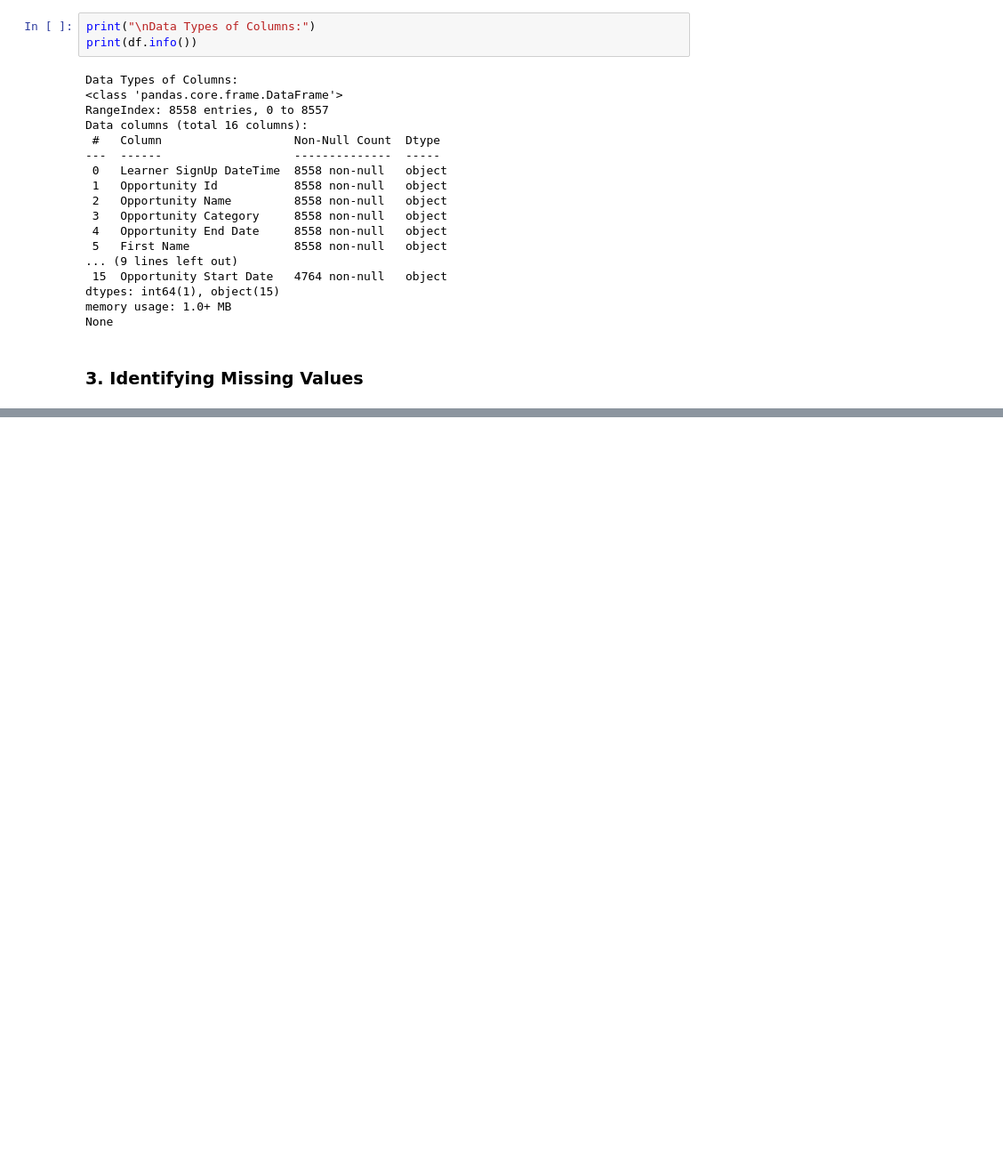
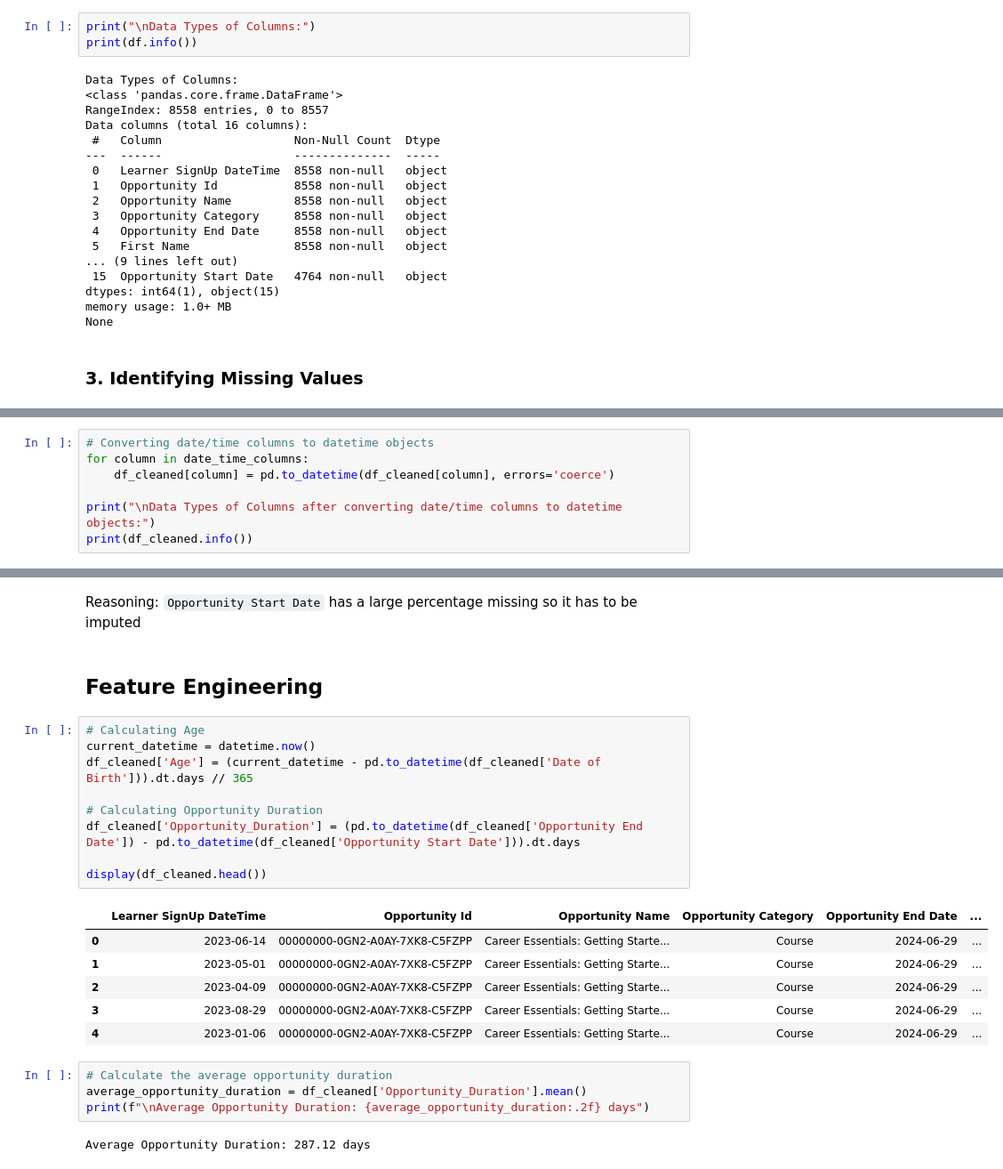
Before and after one commit to MoKhalifa254/excelerate_wk1, a Jupyter notebook: SLUOpportunityWiseData.ipynb, the cells around one changed output, grey strips where cells are left out. Shown at 89% size. Cells and saved outputs as stored; diff of their text form; blank space fills up the shorter version.

```diff
--- a/SLUOpportunityWiseData.ipynb
+++ b/SLUOpportunityWiseData.ipynb
@@ -121,0 +190,7 @@ Name: count, dtype: int64
+# %%
+# Converting date/time columns to datetime objects
+for column in date_time_columns:
+    df_cleaned[column] = pd.to_datetime(df_cleaned[column], errors='coerce')
+
+print("\nData Types of Columns after converting date/time columns to datetime objects:")
+print(df_cleaned.info())
@@ -121,0 +266,26 @@ Name: count, dtype: int64
+# %% [markdown]
+Reasoning: `Opportunity Start Date` has a large percentage missing so it has to be imputed
+# %% [markdown]
+## Feature Engineering
+# %%
+# Calculating Age
+current_datetime = datetime.now()
+df_cleaned['Age'] = (current_datetime - pd.to_datetime(df_cleaned['Date of Birth'])).dt.days // 365
+
+# Calculating Opportunity Duration
+df_cleaned['Opportunity_Duration'] = (pd.to_datetime(df_cleaned['Opportunity End Date']) - pd.to_datetime(df_cleaned['Opportunity Start Date'])).dt.days
+
+display(df_cleaned.head())
+# %% [output]
+|  | Learner SignUp DateTime | Opportunity Id | Opportunity Name | Opportunity Category | Opportunity End Date | ... |
+| 0 | 2023-06-14 | 00000000-0GN2-A0AY-7XK8-C5FZPP | Career Essentials: Getting Starte... | Course | 2024-06-29 | ... |
+| 1 | 2023-05-01 | 00000000-0GN2-A0AY-7XK8-C5FZPP | Career Essentials: Getting Starte... | Course | 2024-06-29 | ... |
+| 2 | 2023-04-09 | 00000000-0GN2-A0AY-7XK8-C5FZPP | Career Essentials: Getting Starte... | Course | 2024-06-29 | ... |
+| 3 | 2023-08-29 | 00000000-0GN2-A0AY-7XK8-C5FZPP | Career Essentials: Getting Starte... | Course | 2024-06-29 | ... |
+| 4 | 2023-01-06 | 00000000-0GN2-A0AY-7XK8-C5FZPP | Career Essentials: Getting Starte... | Course | 2024-06-29 | ... |
+# %%
+# Calculate the average opportunity duration
+average_opportunity_duration = df_cleaned['Opportunity_Duration'].mean()
+print(f"\nAverage Opportunity Duration: {average_opportunity_duration:.2f} days")
+# %% [output]
+Average Opportunity Duration: 287.12 days
```
Also changed, not shown: parts of 30 cells of this notebook, 2 other files.
